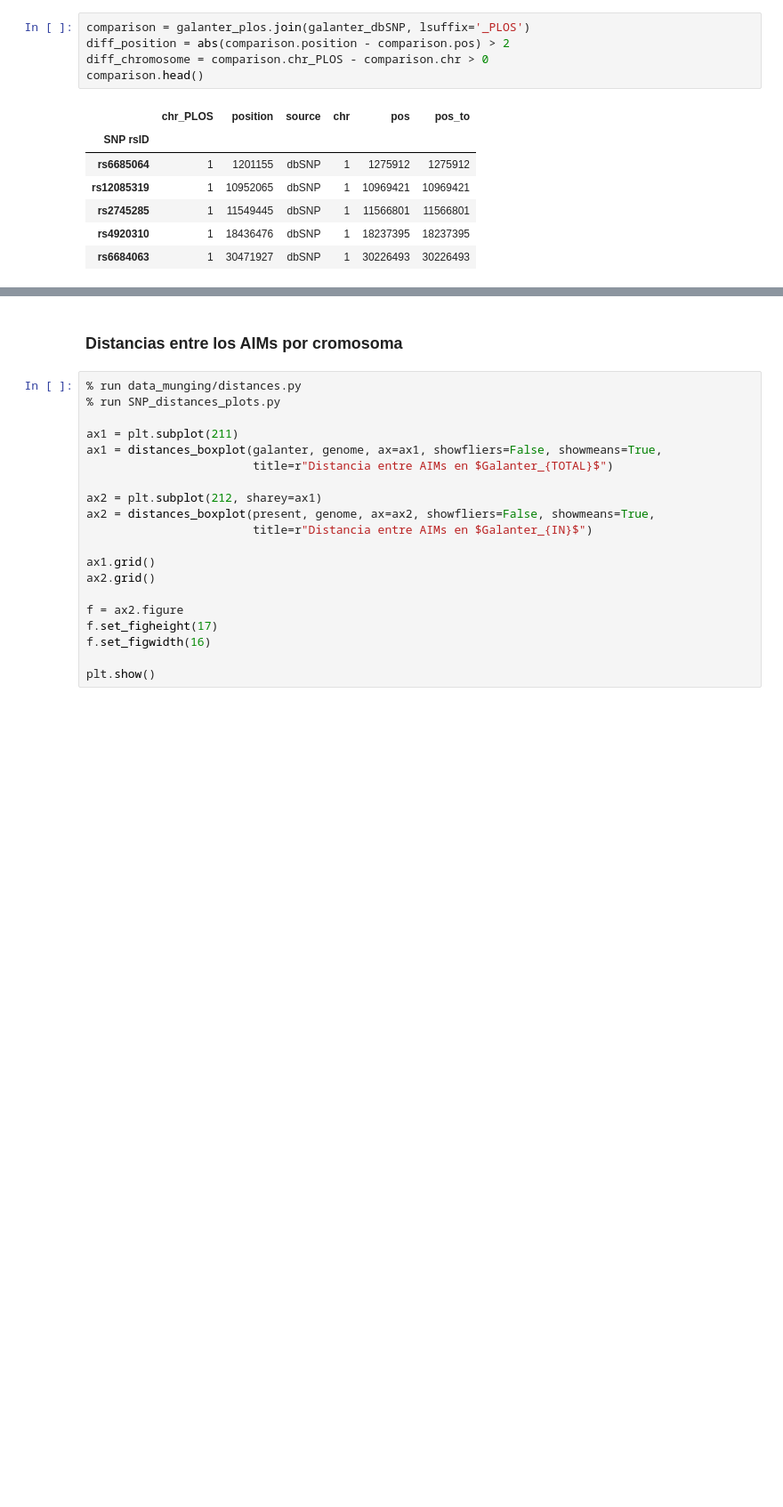
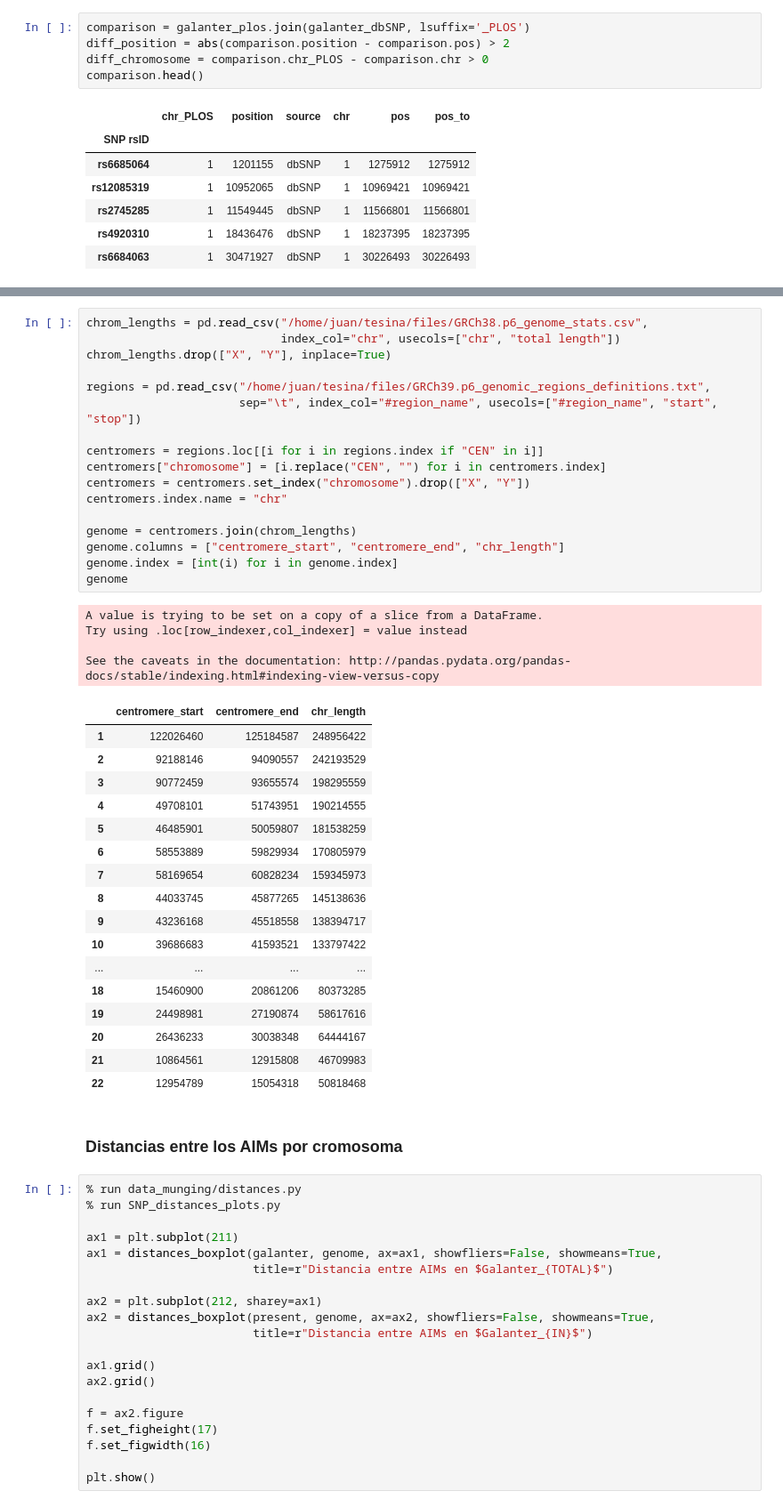
Before and after one commit to jmberros/tesina, a Jupyter notebook: Galanter_AIMs_Analysis.ipynb, the cells around one changed output, grey strips where cells are left out. Shown at 89% size. Drawn from its saved outputs; the diff is of its cells as text; blank space fills up the shorter version.

```diff
--- a/Galanter_AIMs_Analysis.ipynb
+++ b/Galanter_AIMs_Analysis.ipynb
@@ -197,3 +188,42 @@ genome.index = genome.index.astype(int)  # This only works after removing X and
+# %%
+chrom_lengths = pd.read_csv("/home/juan/tesina/files/GRCh38.p6_genome_stats.csv",
+                            index_col="chr", usecols=["chr", "total length"])
+chrom_lengths.drop(["X", "Y"], inplace=True)
+
+regions = pd.read_csv("/home/juan/tesina/files/GRCh39.p6_genomic_regions_definitions.txt",
+                      sep="\t", index_col="#region_name", usecols=["#region_name", "start", "stop"])
+
+centromers = regions.loc[[i for i in regions.index if "CEN" in i]]
+centromers["chromosome"] = [i.replace("CEN", "") for i in centromers.index]
+centromers = centromers.set_index("chromosome").drop(["X", "Y"])
+centromers.index.name = "chr"
+
+genome = centromers.join(chrom_lengths)
+genome.columns = ["centromere_start", "centromere_end", "chr_length"]
+genome.index = [int(i) for i in genome.index]
+genome
+# %% [output]
+A value is trying to be set on a copy of a slice from a DataFrame.
+Try using .loc[row_indexer,col_indexer] = value instead
+
+See the caveats in the documentation: http://pandas.pydata.org/pandas-docs/stable/indexing.html#indexing-view-versus-copy
+|  | centromere_start | centromere_end | chr_length |
+| 1 | 122026460 | 125184587 | 248956422 |
+| 2 | 92188146 | 94090557 | 242193529 |
+| 3 | 90772459 | 93655574 | 198295559 |
+| 4 | 49708101 | 51743951 | 190214555 |
+| 5 | 46485901 | 50059807 | 181538259 |
+| 6 | 58553889 | 59829934 | 170805979 |
+| 7 | 58169654 | 60828234 | 159345973 |
+| 8 | 44033745 | 45877265 | 145138636 |
+| 9 | 43236168 | 45518558 | 138394717 |
+| 10 | 39686683 | 41593521 | 133797422 |
+| ... | ... | ... | ... |
+| 18 | 15460900 | 20861206 | 80373285 |
+| 19 | 24498981 | 27190874 | 58617616 |
+| 20 | 26436233 | 30038348 | 64444167 |
+| 21 | 10864561 | 12915808 | 46709983 |
+| 22 | 12954789 | 15054318 | 50818468 |
 # %% [markdown]
 ### Distancias entre los AIMs por cromosoma
 # %%
```
Also changed, not shown: parts of 14 cells of this notebook, 2 other files.
